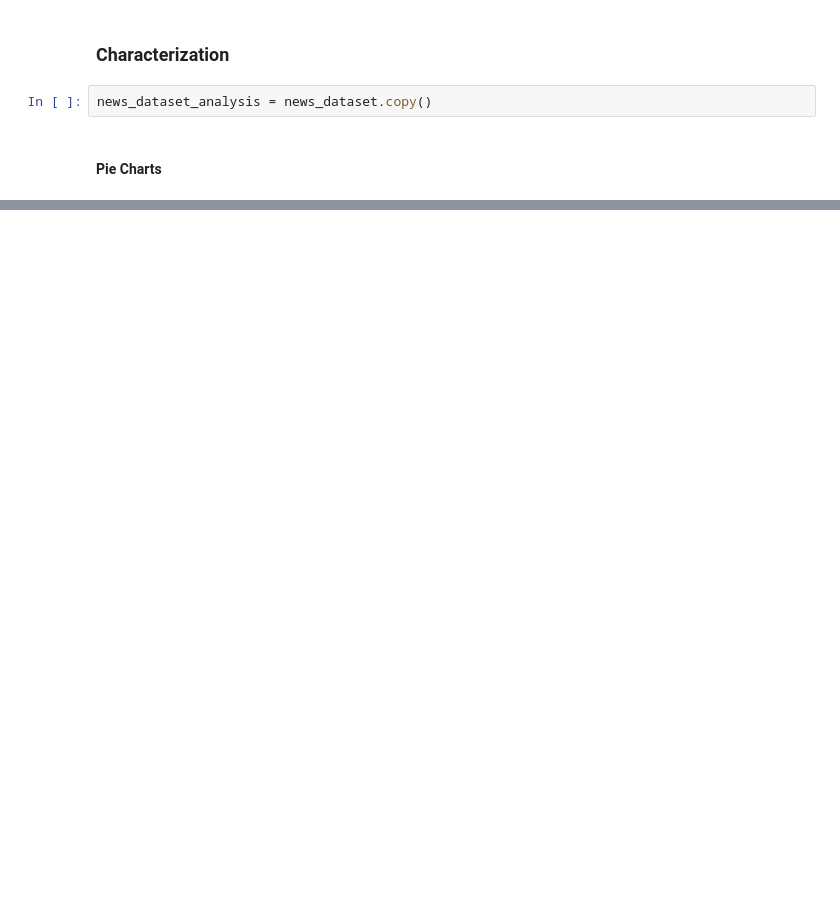
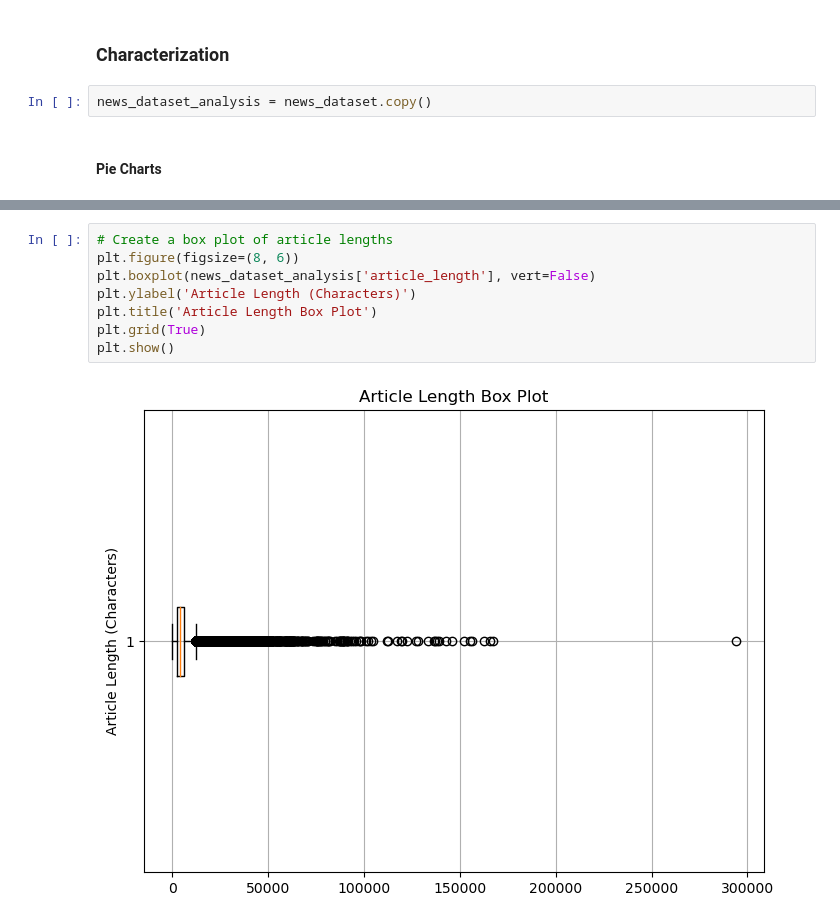
Before and after one commit to diogofonte/feup-pri, a Jupyter notebook: data_preparation/pipeline.ipynb, the cells around one changed output, grey strips where cells are left out. Drawn from its saved outputs; the diff is of its cells as text; blank space fills up the shorter version.

```diff
--- a/data_preparation/pipeline.ipynb
+++ b/data_preparation/pipeline.ipynb
@@ -331,0 +342,10 @@ alternative -> boxplots
+# %%
+# Create a box plot of article lengths
+plt.figure(figsize=(8, 6))
+plt.boxplot(news_dataset_analysis['article_length'], vert=False)
+plt.ylabel('Article Length (Characters)')
+plt.title('Article Length Box Plot')
+plt.grid(True)
+plt.show()
+# %% [output]
+[figure, added]
```
Also changed, not shown: parts of 16 cells of this notebook.
